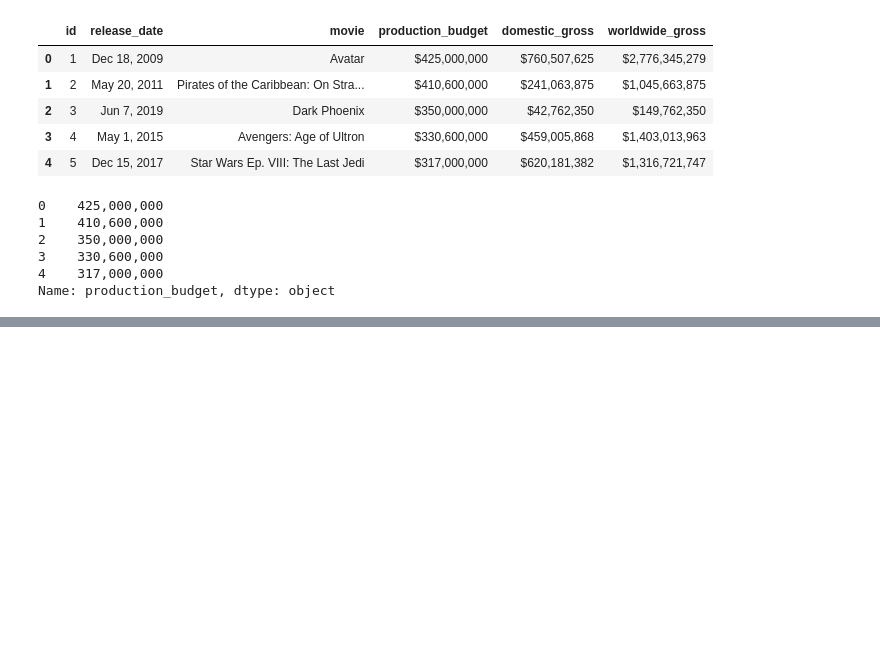
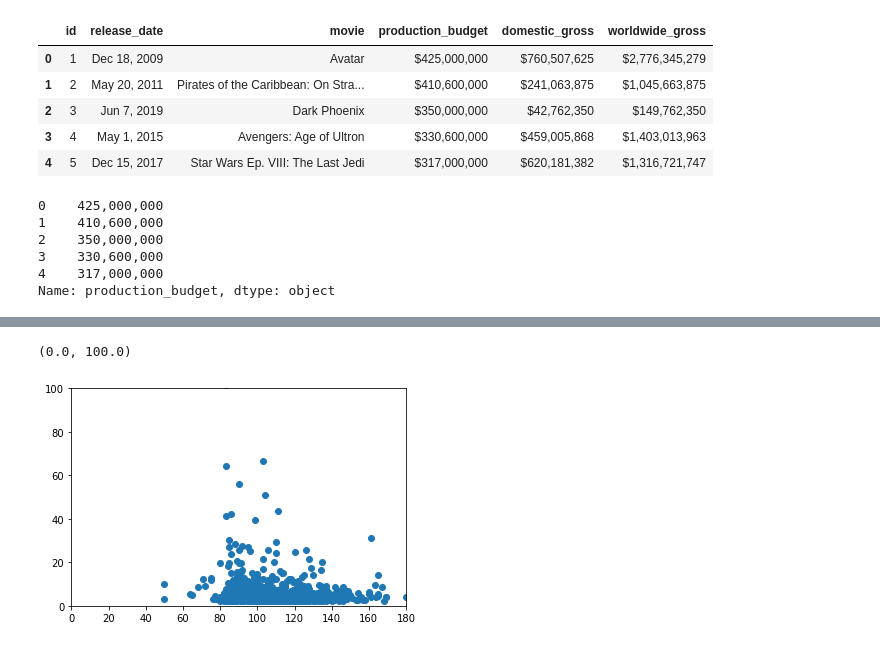
Before and after one commit to LydiaCuffman/film-investment-project, a Jupyter notebook: Lydia Scratch.ipynb, the cells around one changed output, grey strips where cells are left out. Cells and saved outputs as stored; diff of their text form; code cells hidden in the pictures; blank space fills up the shorter version.

```diff
--- a/Lydia Scratch.ipynb
+++ b/Lydia Scratch.ipynb
@@ -118,0 +212,7 @@ success.head(40)
+# %%
+plt.scatter(all_movie_data['runtime_minutes'], all_movie_data['return_on_investment'])
+plt.xlim(0, 180)
+plt.ylim(0, 100)
+# %% [output]
+(0.0, 100.0)
+[figure, added]
```
Also changed, not shown: parts of 27 cells of this notebook.
